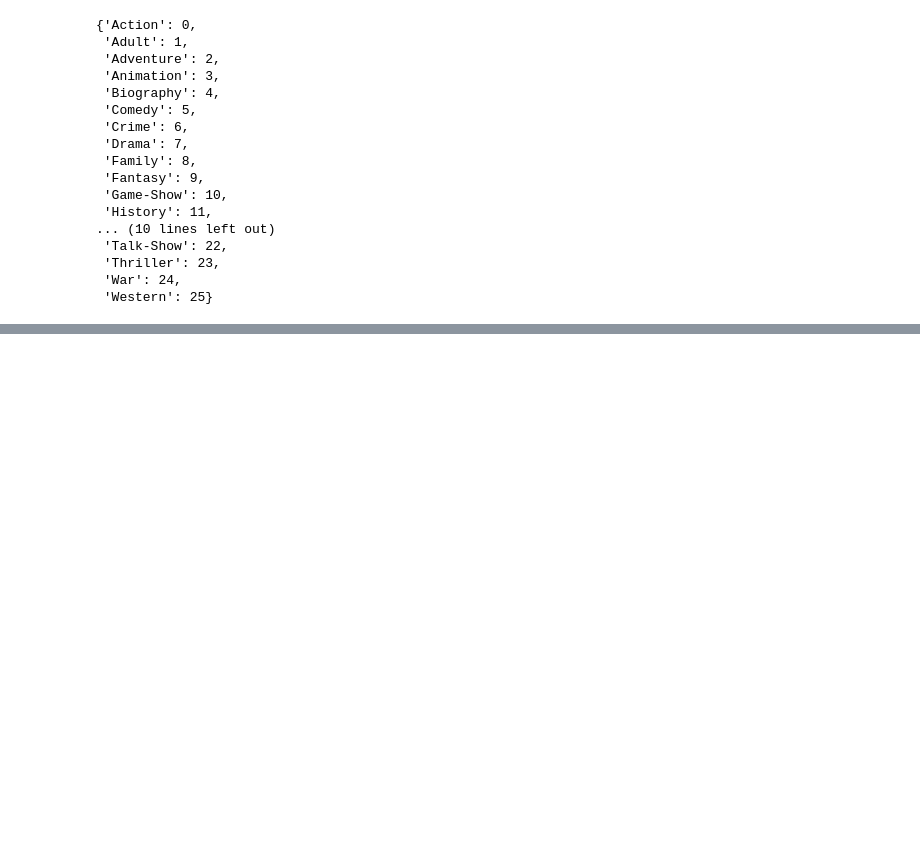
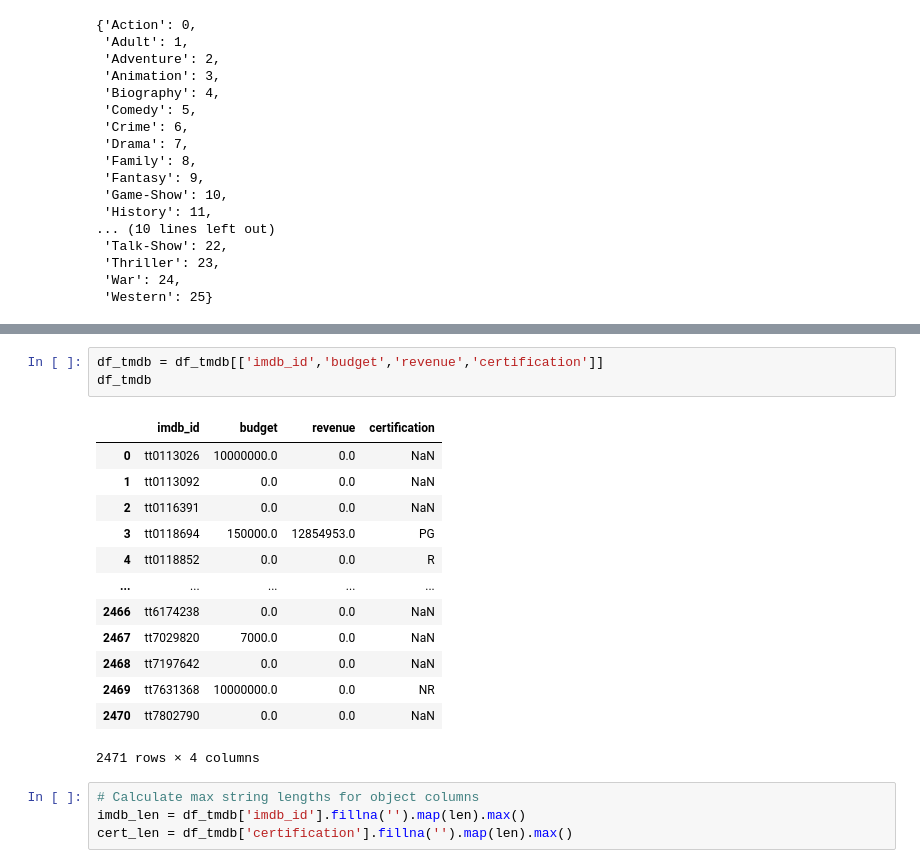
Before and after one commit to kevinbrnett/How-to-Make-a-Successful-Movie, a Jupyter notebook: How to Make a Movie Successful-MySQL Database.ipynb, the cells around one changed output, grey strips where cells are left out. Cells and saved outputs as stored; diff of their text form; blank space fills up the shorter version.

```diff
--- a/How to Make a Movie Successful-MySQL Database.ipynb
+++ b/How to Make a Movie Successful-MySQL Database.ipynb
@@ -205,0 +425,21 @@ TypeError: unhashable type: 'list'
+# %%
+df_tmdb = df_tmdb[['imdb_id','budget','revenue','certification']]
+df_tmdb
+# %% [output]
+|  | imdb_id | budget | revenue | certification |
+| 0 | tt0113026 | 10000000.0 | 0.0 | NaN |
+| 1 | tt0113092 | 0.0 | 0.0 | NaN |
+| 2 | tt0116391 | 0.0 | 0.0 | NaN |
+| 3 | tt0118694 | 150000.0 | 12854953.0 | PG |
+| 4 | tt0118852 | 0.0 | 0.0 | R |
+| ... | ... | ... | ... | ... |
+| 2466 | tt6174238 | 0.0 | 0.0 | NaN |
+| 2467 | tt7029820 | 7000.0 | 0.0 | NaN |
+| 2468 | tt7197642 | 0.0 | 0.0 | NaN |
+| 2469 | tt7631368 | 10000000.0 | 0.0 | NR |
+| 2470 | tt7802790 | 0.0 | 0.0 | NaN |
+2471 rows × 4 columns
+# %%
+# Calculate max string lengths for object columns
+imdb_len = df_tmdb['imdb_id'].fillna('').map(len).max()
+cert_len = df_tmdb['certification'].fillna('').map(len).max()
```
Also changed, not shown: parts of 25 cells of this notebook.
